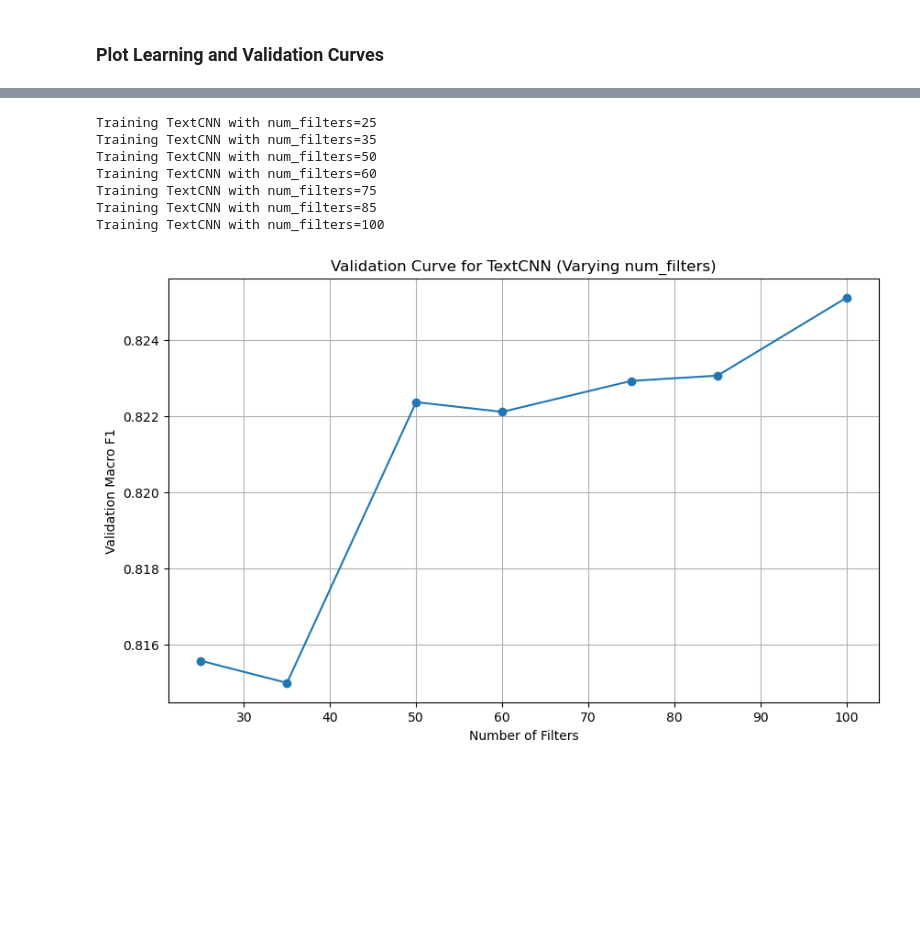
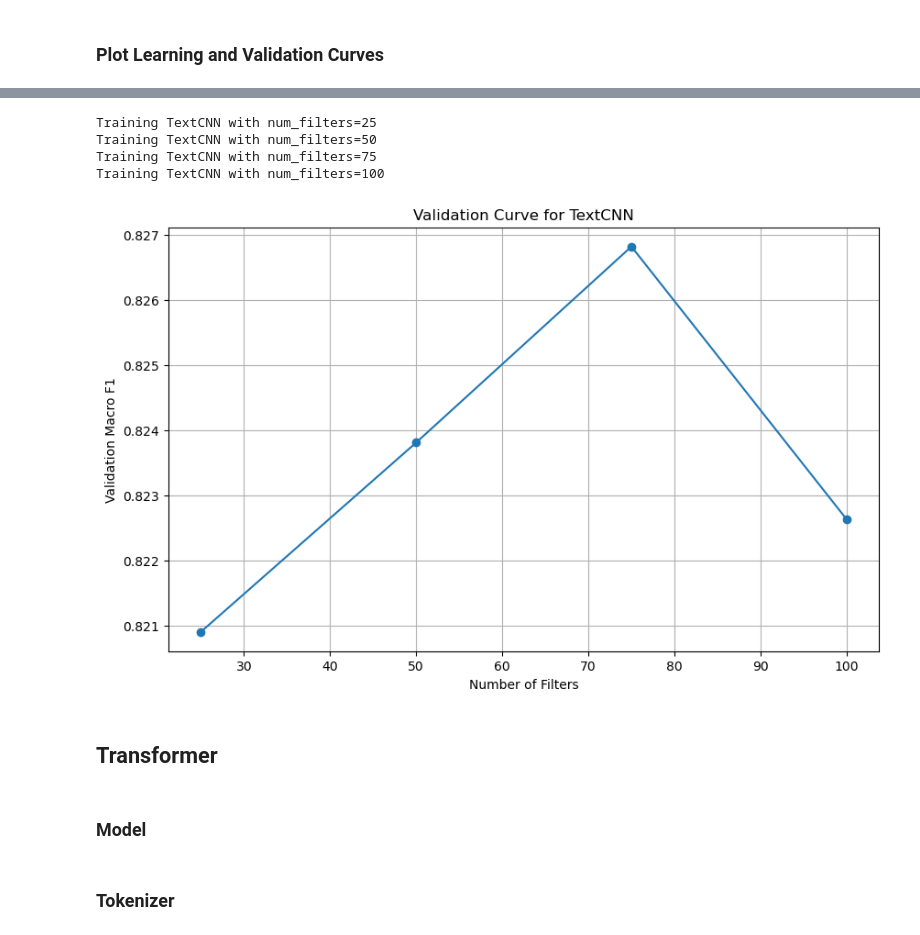
Before and after one commit to bugoverdose/dl-twitter-crisis, a Jupyter notebook: crisis_bench_jade.ipynb, the cells around one changed output, grey strips where cells are left out. Drawn from its saved outputs; the diff is of its cells as text; code cells hidden in the pictures; blank space fills up the shorter version.

Commit message:
feat: code for generating transformer/cnn curves, added cnn folder

```diff
--- a/crisis_bench_jade.ipynb
+++ b/crisis_bench_jade.ipynb
@@ -112,7 +112,7 @@ MAX_SEQ_LEN = 64 # depends on tweet length
 EMBED_DIM = 50
 FILTER_SIZES = (3, 4, 5)
 NUM_FILTERS = 50
-DROPOUT = 0.8 # tune
+DROPOUT = 0.5 # tune
 BATCH_SIZE = 64 # tune
 LR = 1e-3
 NUM_EPOCHS = 5
@@ -435,7 +435,7 @@ model = TextCNN(
     filter_sizes=FILTER_SIZES,
     dropout=DROPOUT,
     pretrained_embeddings=embedding_matrix,
-    freeze_embeddings=False,   # set True if you want to freeze GloVe
+    freeze_embeddings=False,
 ).to(device)
 
 optimizer = torch.optim.Adam(model.parameters(), lr=LR)
@@ -470,7 +470,7 @@ for epoch in range(1, NUM_EPOCHS + 1):
 
     if val_f1 > best_val_f1:
         best_val_f1 = val_f1
-        torch.save(model.state_dict(), "best_textcnn_glove.pt")
+        torch.save(model.state_dict(), "cnn/best_textcnn_glove.pt")
 
     print(
         f"Epoch {epoch:02d} | "
@@ -496,11 +496,11 @@ Best validation f1: 0.8245
 # %%
 from sklearn.metrics import f1_score
 
-# --------- load best model ---------
-model.load_state_dict(torch.load("best_textcnn_glove.pt", map_location=device))
+# load best model
+model.load_state_dict(torch.load("cnn/best_textcnn_glove.pt", map_location=device))
 model.to(device)
 
-# --------- build test loader ---------
+# build test loader
 test_dataset = TextDataset(
     texts=df['test']['text'].to_list(),
     labels=df['test']['class_label_group_num'],
@@ -514,13 +514,13 @@ test_loader = DataLoader(
     shuffle=False,
 )
 
-# --------- test loss + accuracy + preds ---------
+# test loss + accuracy + preds
 test_loss, test_acc, test_preds, test_targets = evaluate(
     model, test_loader, criterion, device
 )
 print(f"Test Loss: {test_loss:.4f}, Test Acc: {test_acc:.4f}")
 
-# --------- compute ONLY F1 (macro) ---------
+# compute ONLY F1 (macro)
 test_f1 = f1_score(test_targets, test_preds, average="macro")
 print(f"Test F1 (macro): {test_f1:.4f}")
 # %% [output]
@@ -556,7 +556,7 @@ plt.savefig("cnn_f1_score_curve.png")
 # %%
 from sklearn.metrics import f1_score
 
-filter_sizes_to_test = [25, 35, 50, 60, 75, 85, 100]
+filter_sizes_to_test = [25, 50, 75, 100]
 
 val_scores = []
 
@@ -583,36 +583,37 @@ for num_filters in filter_sizes_to_test:
 
     for _ in range(EPOCHS):
         train_one_epoch(model, train_loader, optimizer, criterion, device)
 
         # IMPORTANT: return preds + targets
         val_loss, val_acc, val_preds, val_targets = evaluate(
             model, val_loader, criterion, device
         )
 
         # compute F1 macro
         val_f1 = f1_score(val_targets, val_preds, average="macro")
 
         if val_f1 > best_val_f1:
             best_val_f1 = val_f1
 
     val_scores.append(best_val_f1)
 
 
 # ---- Plot ----
 plt.figure(figsize=(10, 6))
 plt.plot(filter_sizes_to_test, val_scores, marker="o")
 plt.xlabel("Number of Filters")
 plt.ylabel("Validation Macro F1")
-plt.title("Validation Curve for TextCNN (Varying num_filters)")
+plt.title("Validation Curve for TextCNN")
 plt.grid(True)
-plt.savefig("cnn_num_filters_f1_curve.png")
+plt.savefig("cnn/cnn_num_filters_f1_curve.png")
 plt.show()
 # %% [output]
 Training TextCNN with num_filters=25
-Training TextCNN with num_filters=35
 Training TextCNN with num_filters=50
-Training TextCNN with num_filters=60
 Training TextCNN with num_filters=75
-Training TextCNN with num_filters=85
 Training TextCNN with num_filters=100
-[figure, old version]
+[figure, new version]
+# %% [markdown]
+## Transformer
+# %% [markdown]
+### Model
@@ -618,0 +713,2 @@ Training TextCNN with num_filters=100
+# %% [markdown]
+### Tokenizer
```
Also changed, not shown: parts of 9 cells of this notebook, 20 other files.
